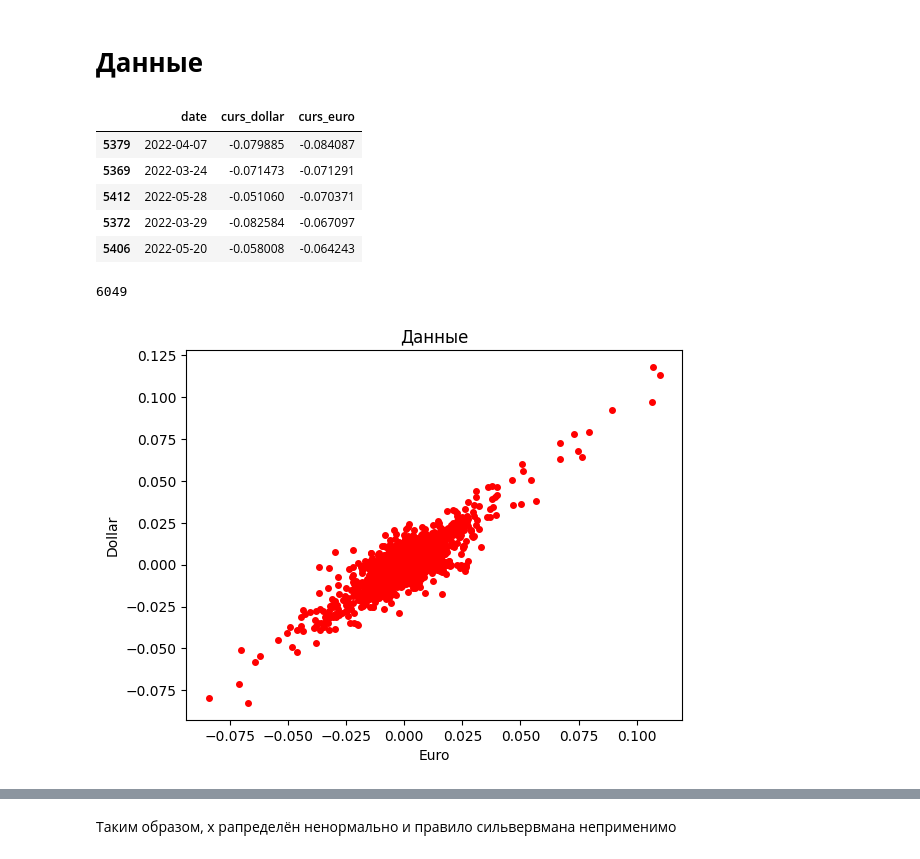
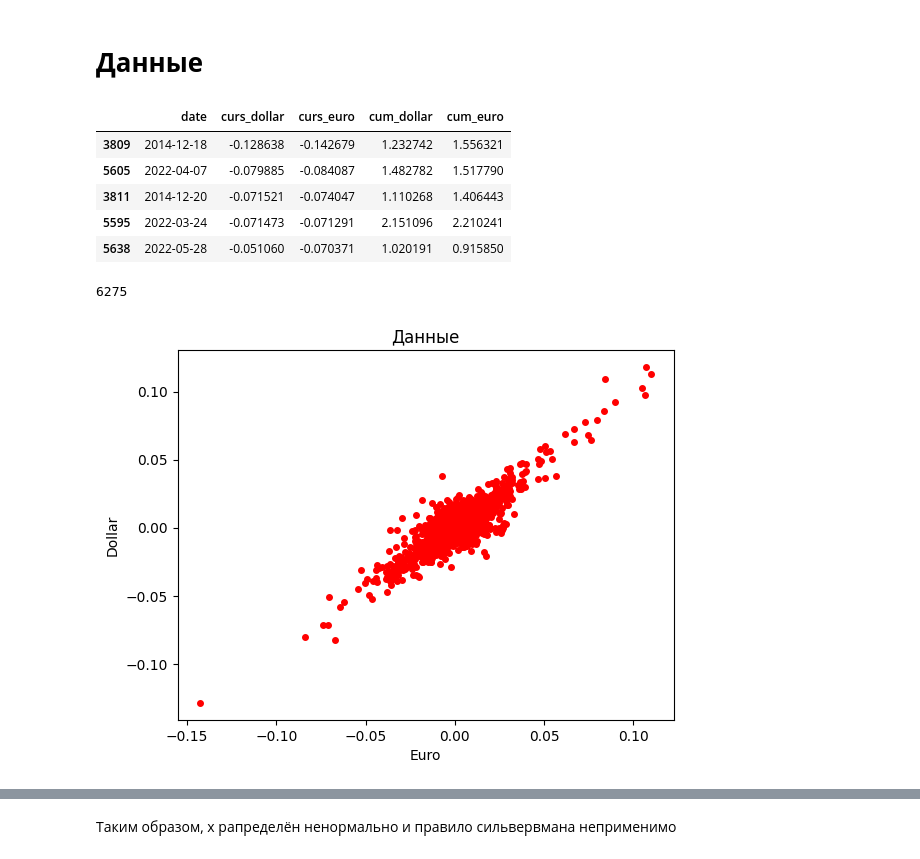
Before and after one commit to AnfimovAleksandr/mag_diploma, a Jupyter notebook: Непараметрический_2.ipynb, the cells around one changed output, grey strips where cells are left out. Saved outputs shown, nothing was run; the diff lists cells and outputs as text; code cells hidden in the pictures.

```diff
--- a/Непараметрический_2.ipynb
+++ b/Непараметрический_2.ipynb
@@ -12,17 +12,17 @@ from sklearn import mixture
 from scipy.stats import norm
 from scipy.stats import gaussian_kde
 # %%
-data = pd.read_excel('euro_dollar_without_crisis.xlsx')
-# data = pd.read_excel('euro_dollar.xlsx')
+# data = pd.read_excel('euro_dollar_without_crisis.xlsx')
+data = pd.read_excel('euro_dollar.xlsx')
 data = data.sort_values(by = ['curs_euro'])
 data.head()
 # %% [output]
-|  | date | curs_dollar | curs_euro |
-| 5379 | 2022-04-07 | -0.079885 | -0.084087 |
-| 5369 | 2022-03-24 | -0.071473 | -0.071291 |
-| 5412 | 2022-05-28 | -0.051060 | -0.070371 |
-| 5372 | 2022-03-29 | -0.082584 | -0.067097 |
-| 5406 | 2022-05-20 | -0.058008 | -0.064243 |
+|  | date | curs_dollar | curs_euro | cum_dollar | cum_euro |
+| 3809 | 2014-12-18 | -0.128638 | -0.142679 | 1.232742 | 1.556321 |
+| 5605 | 2022-04-07 | -0.079885 | -0.084087 | 1.482782 | 1.517790 |
+| 3811 | 2014-12-20 | -0.071521 | -0.074047 | 1.110268 | 1.406443 |
+| 5595 | 2022-03-24 | -0.071473 | -0.071291 | 2.151096 | 2.210241 |
+| 5638 | 2022-05-28 | -0.051060 | -0.070371 | 1.020191 | 0.915850 |
 # %%
 # def remove_outliers(df, columns):
 #   for column in columns:
@@ -41,7 +41,7 @@ list_of_dollar = list(data['curs_dollar'])
 n_samples = data['curs_euro'].size
 n_samples
 # %% [output]
-6049
+6275
 # %%
 plt.title('Данные')
 plt.xlabel('Euro')
@@ -50,7 +50,7 @@ plt.plot(data['curs_euro'], data['curs_dollar'], 'ro', markersize=4)
 #plt.legend(['С шумом', 'Истинный'])
 plt.show()
 # %% [output]
-[figure, old version]
+[figure, new version]
 # %%
 from sklearn.preprocessing import StandardScaler
 data_z = pd.DataFrame(StandardScaler().fit_transform(data[['curs_dollar', 'curs_euro']]), columns=['curs_dollar', 'curs_euro'])
```
Also changed, not shown: parts of 11 cells of this notebook, 2 other files.
